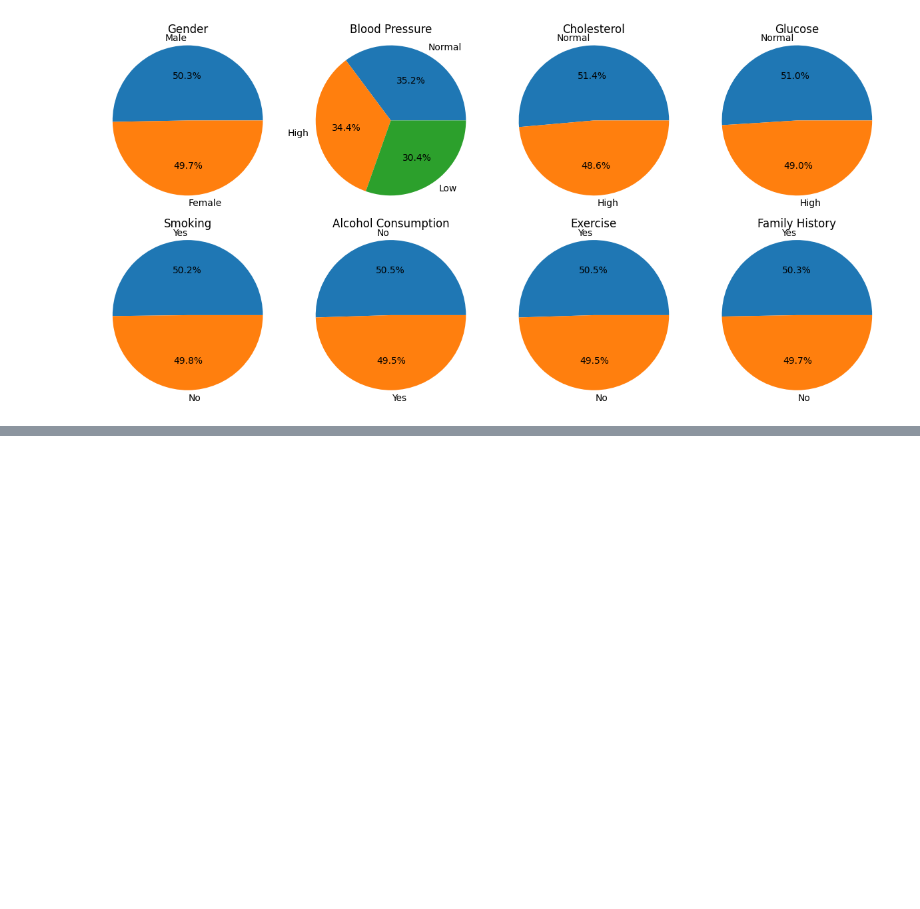
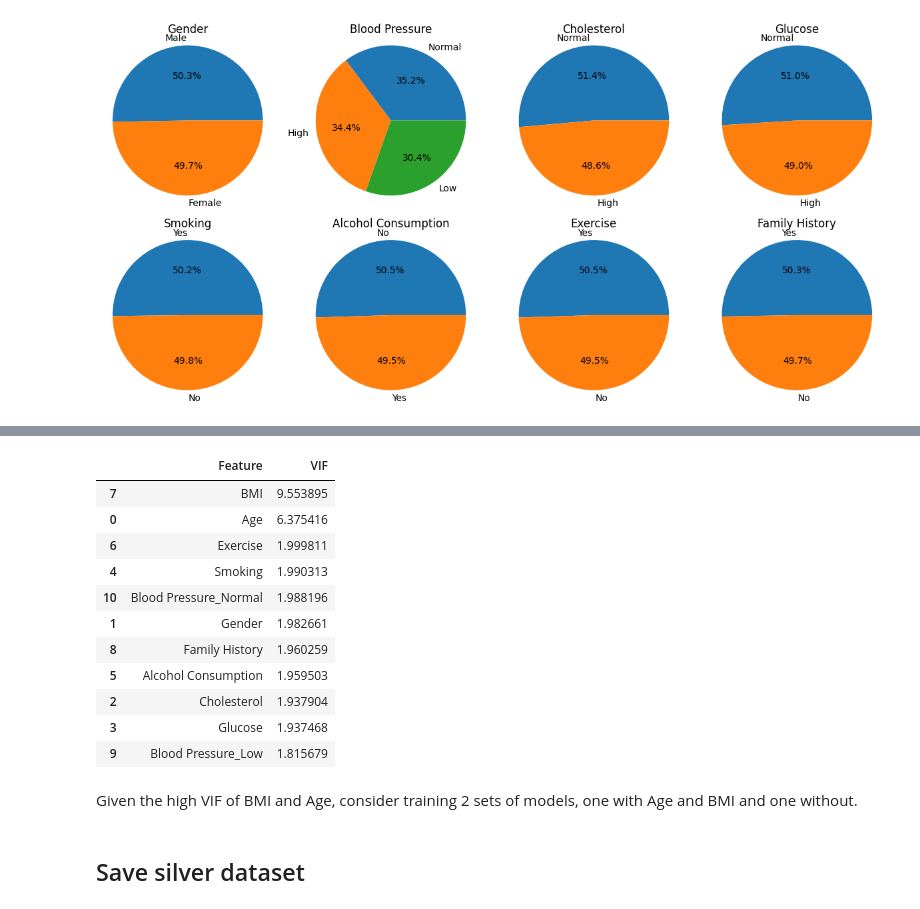
Before and after one commit to Dam314159/Machine-Learning-Operations, a Jupyter notebook: notebooks/Health.ipynb, the cells around one changed output, grey strips where cells are left out. Saved outputs shown, nothing was run; the diff lists cells and outputs as text; code cells hidden in the pictures; blank space fills up the shorter version.

```diff
--- a/notebooks/Health.ipynb
+++ b/notebooks/Health.ipynb
@@ -164,0 +197,44 @@ plt.show()
+# %%
+from statsmodels.stats.outliers_influence import variance_inflation_factor
+
+input_cols = [
+    "Age",
+    "Gender",
+    "Cholesterol",
+    "Glucose",
+    "Smoking",
+    "Alcohol Consumption",
+    "Exercise",
+    "BMI",
+    "Family History",
+    "Blood Pressure_Low",
+    "Blood Pressure_Normal",
+]
+
+X = health_df[input_cols].astype(float)
+
+vif_df = pd.DataFrame(
+    {
+        "Feature": X.columns,
+        "VIF": [variance_inflation_factor(X.values, index) for index in range(X.shape[1])],
+    }
+)
+
+vif_df.sort_values("VIF", ascending=False)
+# %% [output]
+|  | Feature | VIF |
+| 7 | BMI | 9.553895 |
+| 0 | Age | 6.375416 |
+| 6 | Exercise | 1.999811 |
+| 4 | Smoking | 1.990313 |
+| 10 | Blood Pressure_Normal | 1.988196 |
+| 1 | Gender | 1.982661 |
+| 8 | Family History | 1.960259 |
+| 5 | Alcohol Consumption | 1.959503 |
+| 2 | Cholesterol | 1.937904 |
+| 3 | Glucose | 1.937468 |
+| 9 | Blood Pressure_Low | 1.815679 |
+# %% [markdown]
+Given the high VIF of BMI and Age, consider training 2 sets of models, one with Age and BMI and one without.
+# %% [markdown]
+## Save silver dataset
```
Also changed, not shown: parts of 18 cells of this notebook, 3 other files.
